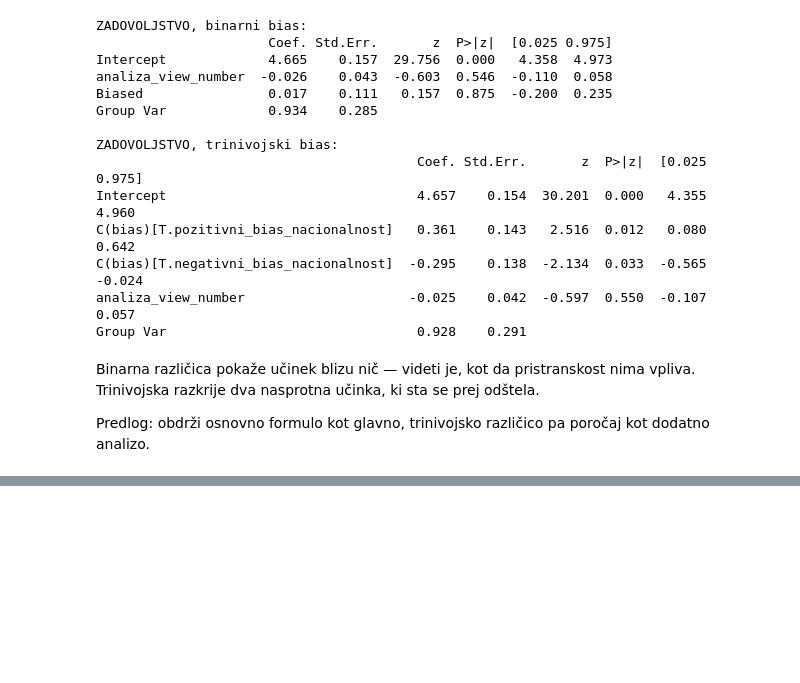
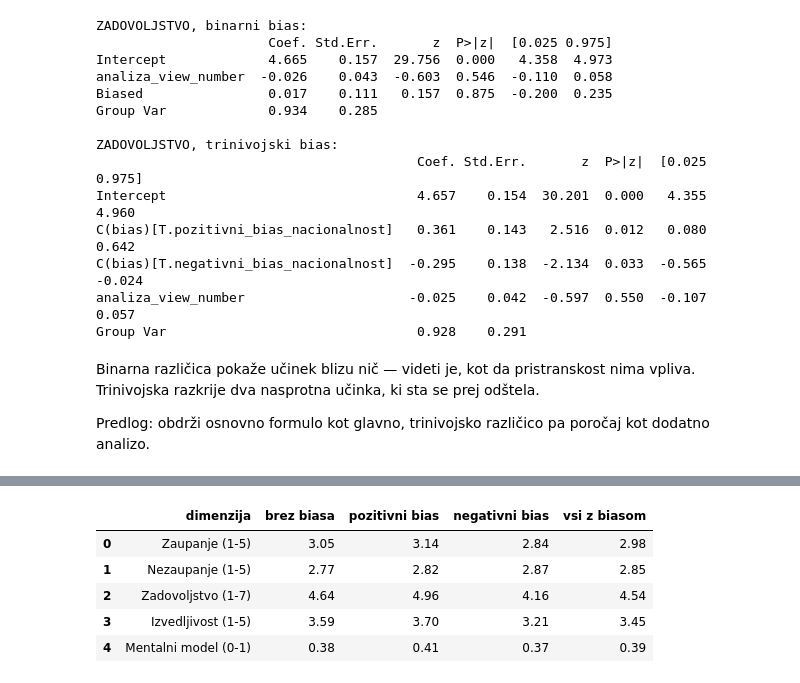
Before and after one commit to HarisBeg26/xai-analiza-podatkov, a Jupyter notebook: Analiza/analiza_mesani_modeli.ipynb, the cells around one changed output, grey strips where cells are left out. Cells and saved outputs as stored; diff of their text form; code cells hidden in the pictures; blank space fills up the shorter version.

```diff
--- a/Analiza/analiza_mesani_modeli.ipynb
+++ b/Analiza/analiza_mesani_modeli.ipynb
@@ -503,0 +523,11 @@ poročaj kot dodatno analizo.
+# %%
+df["zaupanje_1_5"] = 1 + (df["analiza_faktor_zaupanje_mean"] - 1) * 4 / 6
+
+primerjava = pd.DataFrame({
+    "M": [df["analiza_faktor_zaupanje_mean"].mean(), df["zaupanje_1_5"].mean(),
+          df["analiza_faktor_nezaupanje_mean"].mean()],
+    "SD": [df["analiza_faktor_zaupanje_mean"].std(), df["zaupanje_1_5"].std(),
+           df["analiza_faktor_nezaupanje_mean"].std()],
+    "lestvica": ["1-7", "1-5", "1-5"],
+}, index=["Zaupanje (izvirno)", "Zaupanje (preracunano)", "Nezaupanje"])
+primerjava.round(2)
@@ -503,0 +545,27 @@ poročaj kot dodatno analizo.
+# %%
+DIM_BIAS = {
+    "Zaupanje (1-5)": "zaupanje_1_5",
+    "Nezaupanje (1-5)": "analiza_faktor_nezaupanje_mean",
+    "Zadovoljstvo (1-7)": "analiza_zadovoljstvo_q2_mean",
+    "Izvedljivost (1-5)": "analiza_izvedljivost_q3_mean",
+    "Mentalni model (0-1)": "analiza_mm_total_correct_share",
+}
+
+vrstice = []
+for ime, st in DIM_BIAS.items():
+    g = df.groupby("analiza_bias_type")[st].mean()
+    vrstice.append({
+        "dimenzija": ime,
+        "brez biasa": round(g.get("brez_biasa", np.nan), 2),
+        "pozitivni bias": round(g.get("pozitivni_bias_nacionalnost", np.nan), 2),
+        "negativni bias": round(g.get("negativni_bias_nacionalnost", np.nan), 2),
+        "vsi z biasom": round(df.loc[df["Biased"] == 1, st].mean(), 2),
+    })
+pd.DataFrame(vrstice)
+# %% [output]
+|  | dimenzija | brez biasa | pozitivni bias | negativni bias | vsi z biasom |
+| 0 | Zaupanje (1-5) | 3.05 | 3.14 | 2.84 | 2.98 |
+| 1 | Nezaupanje (1-5) | 2.77 | 2.82 | 2.87 | 2.85 |
+| 2 | Zadovoljstvo (1-7) | 4.64 | 4.96 | 4.16 | 4.54 |
+| 3 | Izvedljivost (1-5) | 3.59 | 3.70 | 3.21 | 3.45 |
+| 4 | Mentalni model (0-1) | 0.38 | 0.41 | 0.37 | 0.39 |
```
Also changed, not shown: parts of 10 cells of this notebook, 2 other files.
